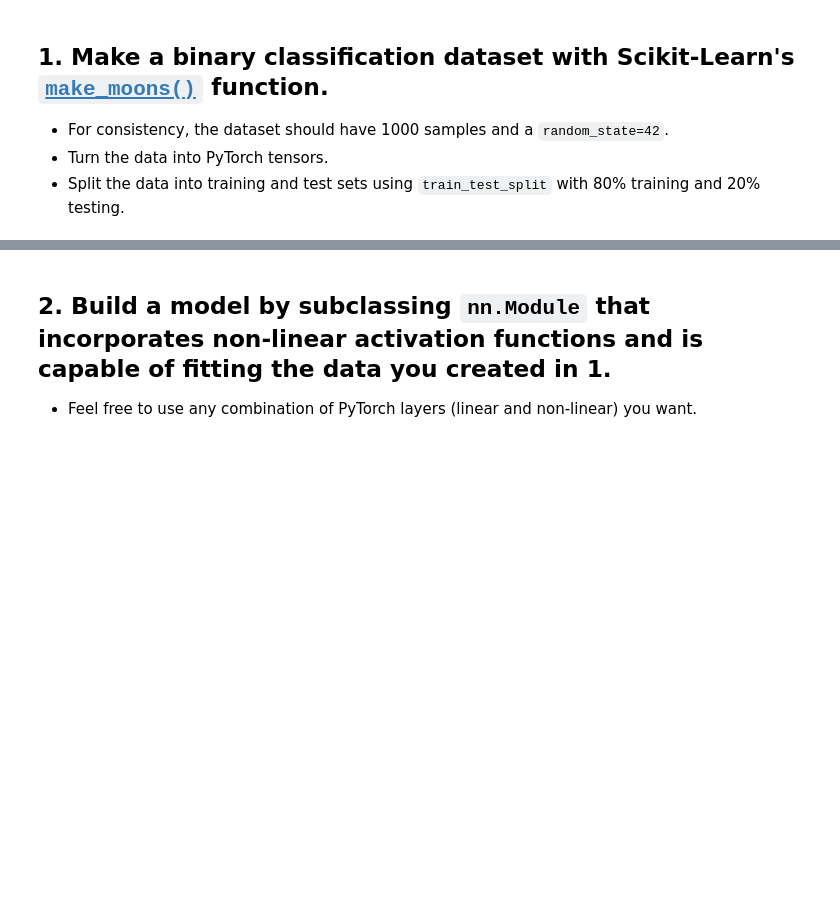
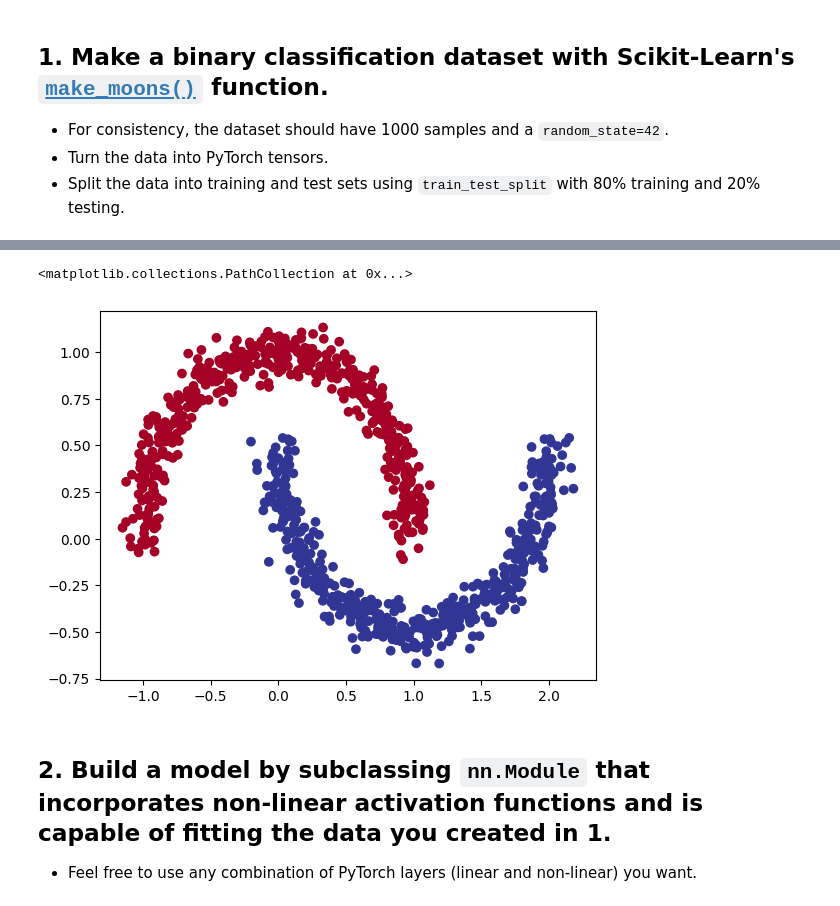
Before and after one commit to SanjaySaatyaki/pytorch_4_ml_dl, a Jupyter notebook: exercises/02_pytorch_classification_exercises.ipynb, the cells around one changed output, grey strips where cells are left out. Cells and saved outputs as stored; diff of their text form; code cells hidden in the pictures; blank space fills up the shorter version.

```diff
--- a/exercises/02_pytorch_classification_exercises.ipynb
+++ b/exercises/02_pytorch_classification_exercises.ipynb
@@ -34,3 +38,6 @@ from sklearn.datasets import make_moons
 # %%
 # Turn data into a DataFrame
 import pandas as pd
+X,y = make_moons(n_samples=1000,random_state=42,noise=0.07)
+
+X[:10],y[:10]
@@ -37,5 +68,11 @@ import pandas as pd
 # %%
 # Visualize the data on a scatter plot
 import matplotlib.pyplot as plt
+plt.scatter(x=X[:,0],
+            y=X[:,1],
+            c=y,cmap=plt.cm.RdYlBu)
+# %% [output]
+<matplotlib.collections.PathCollection at 0x...>
+[figure, added]
 # %%
 # Turn data into tensors of dtype float
```
Also changed, not shown: parts of 6 cells of this notebook.
